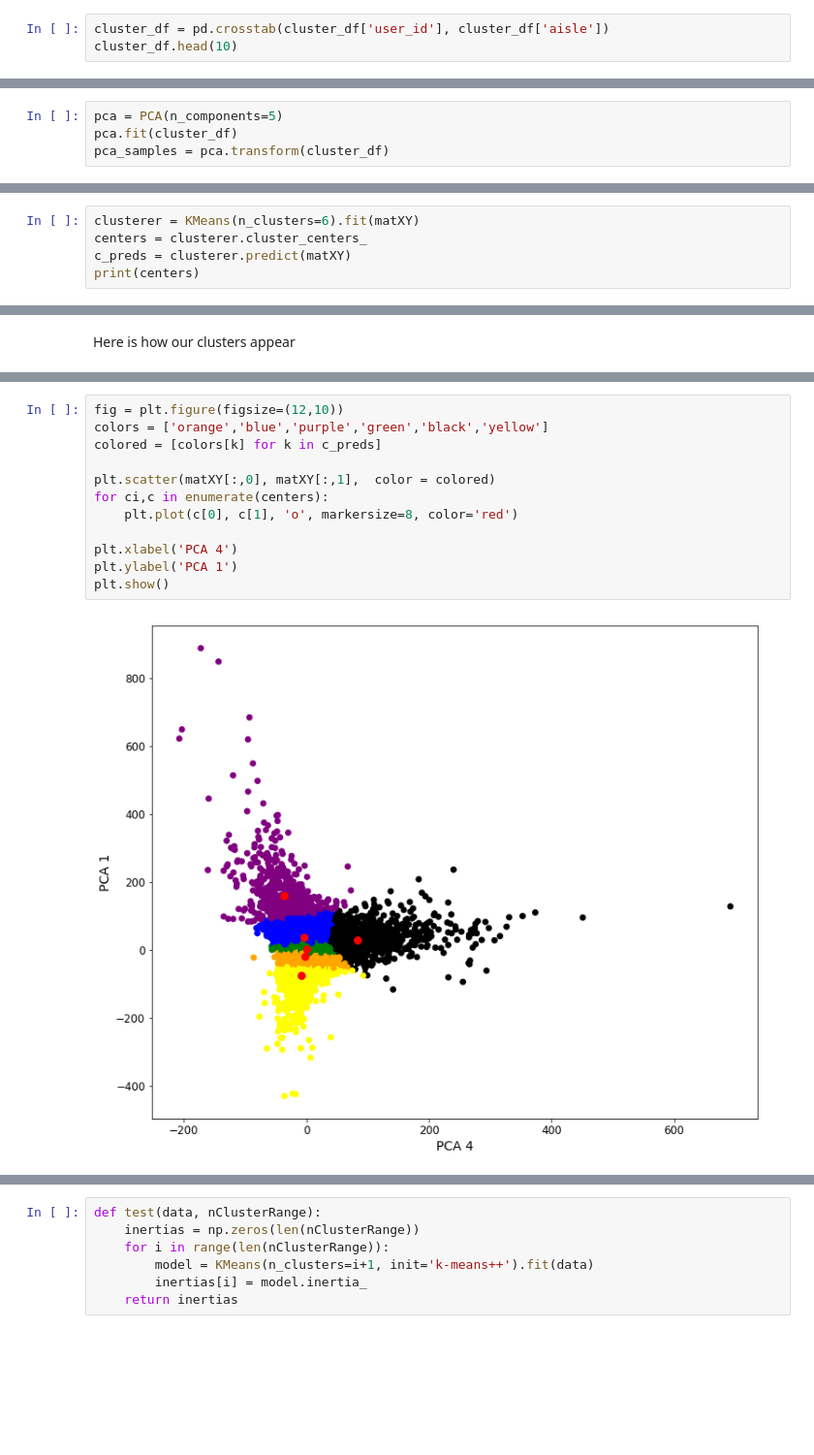
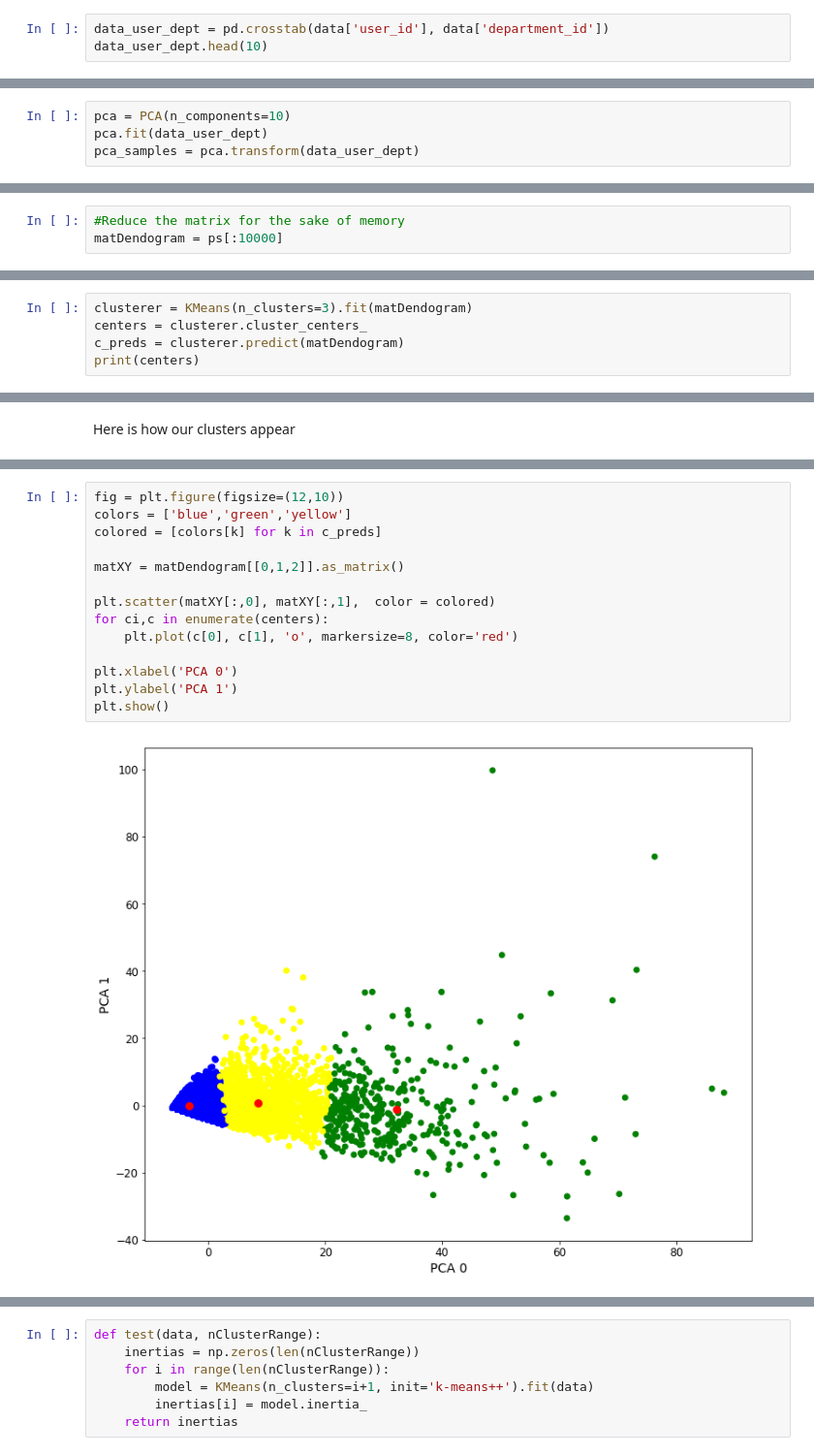
Before and after one commit to dxu15-nic/Instacart_Recommender, a Jupyter notebook: notebooks/Clients clustering.ipynb, the cells around one changed output, grey strips where cells are left out. Shown at 97% size. Saved outputs shown, nothing was run; the diff lists cells and outputs as text; blank space fills up the shorter version.

```diff
--- a/notebooks/Clients clustering.ipynb
+++ b/notebooks/Clients clustering.ipynb
@@ -56,4 +60,4 @@ We'll cluster clients based on the aisles of their products bought to have a sma
 # %%
-cluster_df = pd.crosstab(cluster_df['user_id'], cluster_df['aisle'])
-cluster_df.head(10)
+data_user_dept = pd.crosstab(data['user_id'], data['department_id'])
+data_user_dept.head(10)
 # %% [output]
@@ -81,6 +85,6 @@ cluster_df.to_pickle('../data/interim/cluster_df.pkl')
 # %% [markdown]
 Using the Principal Component Analysis in the crosstab dataframe will reduce the number of aisles to any given number.
 # %%
-pca = PCA(n_components=5)
-pca.fit(cluster_df)
-pca_samples = pca.transform(cluster_df)
+pca = PCA(n_components=10)
+pca.fit(data_user_dept)
+pca_samples = pca.transform(data_user_dept)
@@ -152,0 +149,3 @@ cb.set_label('Distance from (0,0)', size=14)
+# %%
+#Reduce the matrix for the sake of memory
+matDendogram = ps[:10000]
@@ -153,6 +201,6 @@ cb.set_label('Distance from (0,0)', size=14)
 # %%
-clusterer = KMeans(n_clusters=6).fit(matXY)
+clusterer = KMeans(n_clusters=3).fit(matDendogram)
 centers = clusterer.cluster_centers_
-c_preds = clusterer.predict(matXY)
+c_preds = clusterer.predict(matDendogram)
 print(centers)
 # %% [output]
@@ -173,14 +231,16 @@ Here is how our clusters appear
 # %%
 fig = plt.figure(figsize=(12,10))
-colors = ['orange','blue','purple','green','black','yellow']
+colors = ['blue','green','yellow']
 colored = [colors[k] for k in c_preds]
+
+matXY = matDendogram[[0,1,2]].as_matrix()
 
 plt.scatter(matXY[:,0], matXY[:,1],  color = colored)
 for ci,c in enumerate(centers):
     plt.plot(c[0], c[1], 'o', markersize=8, color='red')
 
-plt.xlabel('PCA 4')
+plt.xlabel('PCA 0')
 plt.ylabel('PCA 1')
 plt.show()
 # %% [output]
-[figure, old version]
+[figure, new version]
```
Also changed, not shown: parts of 75 cells of this notebook.
